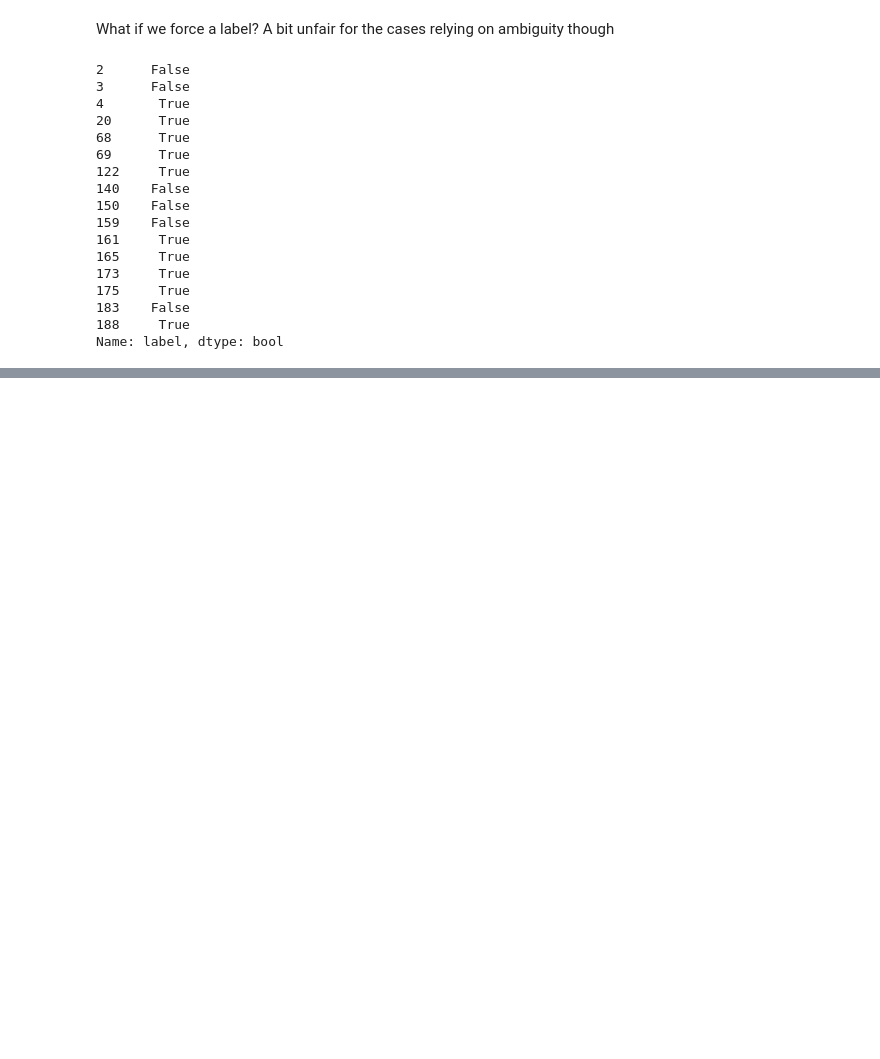
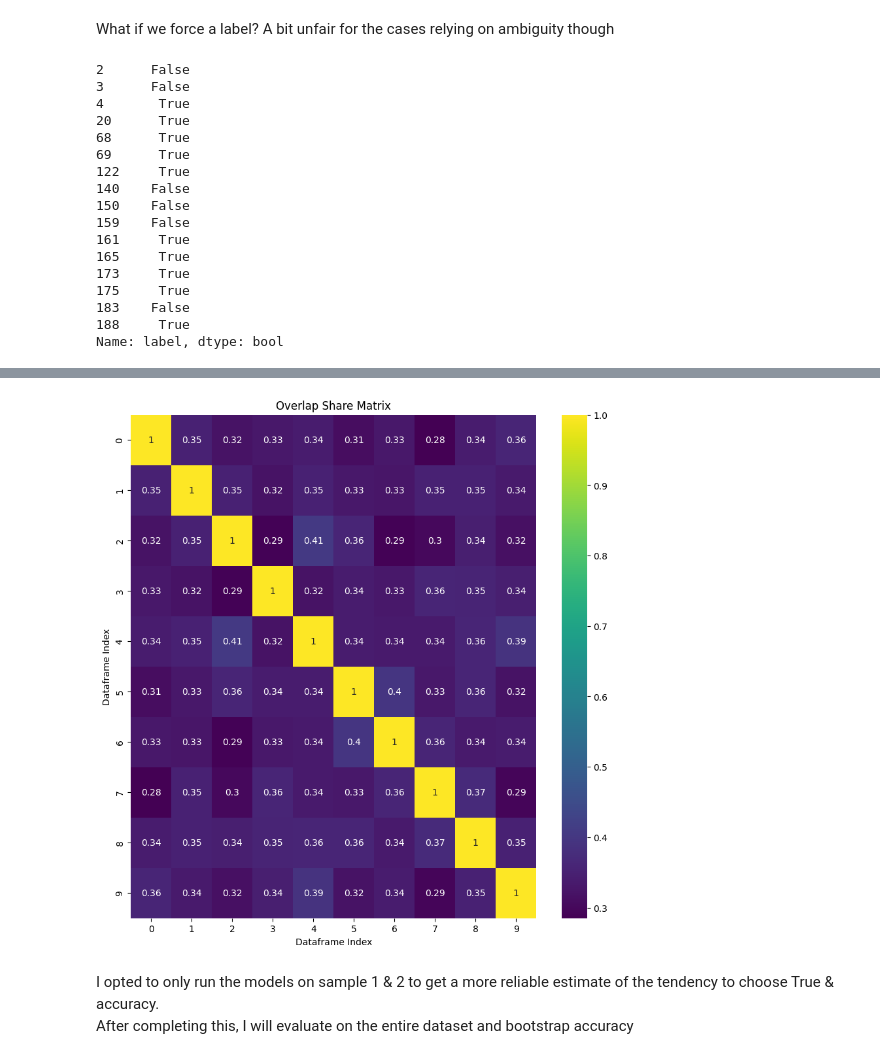
Before and after one commit to stefanhuber1510/enforcing-the-digital-services-act, a Jupyter notebook: 12-including-biography/main-biography.ipynb, the cells around one changed output, grey strips where cells are left out. Drawn from its saved outputs; the diff is of its cells as text; code cells hidden in the pictures; blank space fills up the shorter version.

```diff
--- a/12-including-biography/main-biography.ipynb
+++ b/12-including-biography/main-biography.ipynb
@@ -267,0 +613,54 @@ messages = [{"role": "system", "content": "You are an assistant helping an acade
+# %%
+import sys
+samples_of_dfs = []
+profiles = pd.read_pickle("data/df_profiles.pkl")
+for i in range(10):
+    # import posts
+    sys.path.append('../7-Self-Labelled-Data')
+    df = pd.read_pickle("../7-Self-Labelled-Data/data/annotated_test_explantions_gpt3.pkl")
+
+    # remove extremely long posts
+    df = df[df["caption"].apply(lambda x: len(x)<=500)]
+    # remove the less represented influencers; maintains 70 % of the data
+    df = df[df["username"].isin(df['username'].value_counts().nlargest(20).index)]
+    # sample 10 posts per influencer
+    df_sampled = df.groupby('username', group_keys=False).apply(lambda x: x.sample(min(len(x), 10)))
+    # add biography & co from profiles
+    df_sampled = df_sampled.merge(profiles[['username', 'full_name', 'edge_followed_by', 'biography']], on='username', how='left')
+
+    samples_of_dfs.append(df_sampled.copy())
+# %%
+# we see overlap of slightly below ~0.34 between the dataframes
+import pandas as pd
+import matplotlib.pyplot as plt
+import seaborn as sns
+
+# Initialize an empty matrix to store the overlap share
+overlap_matrix = []
+
+# Calculate overlap share between pairs of dataframes
+for i in range(len(samples_of_dfs)):
+    row = []
+    for j in range(len(samples_of_dfs)):
+        if i == j:
+            # Same dataframe, overlap is 100%
+            row.append(1.0)
+        else:
+            # Calculate overlap based on "post_url" column
+            overlap = len(set(samples_of_dfs[i]["post_url"]).intersection(samples_of_dfs[j]["post_url"]))
+            overlap_share = overlap / len(samples_of_dfs[i])
+            row.append(overlap_share)
+    overlap_matrix.append(row)
+
+# Convert the matrix to a dataframe for visualization
+overlap_df = pd.DataFrame(overlap_matrix)
+
+# Plot a heatmap of the overlap share matrix
+plt.figure(figsize=(10, 10))
+sns.heatmap(overlap_df, annot=True, cmap='viridis')
+plt.title("Overlap Share Matrix")
+plt.xlabel("Dataframe Index")
+plt.ylabel("Dataframe Index")
+plt.show()
+# %% [output]
+[figure, added]
@@ -267,0 +671,3 @@ messages = [{"role": "system", "content": "You are an assistant helping an acade
+# %% [markdown]
+I opted to only run the models on sample 1 & 2 to get a more reliable estimate of the tendency to choose True & accuracy.<br>
+After completing this, I will evaluate on the entire dataset and bootstrap accuracy
```
Also changed, not shown: parts of 82 cells of this notebook, 2 other files.
